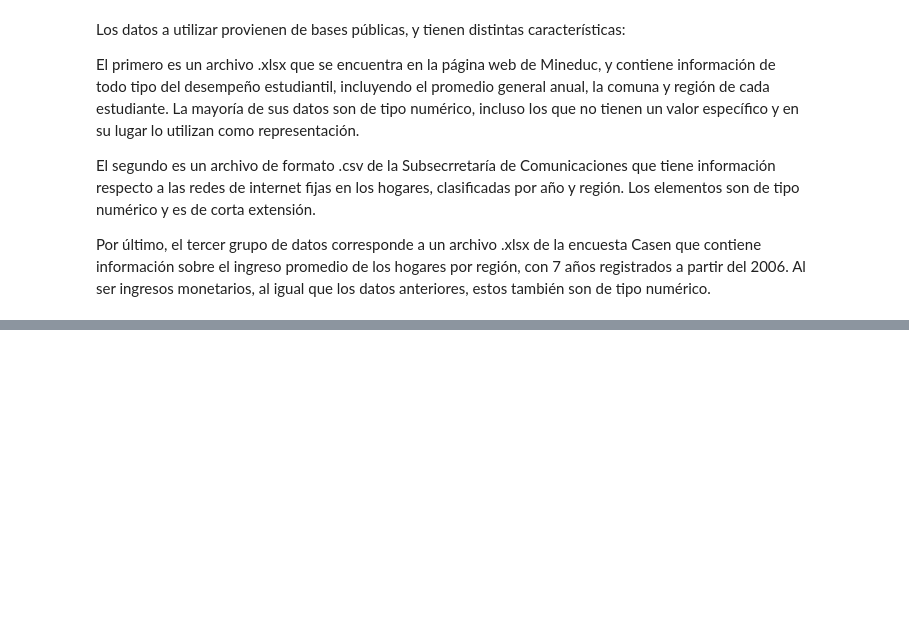
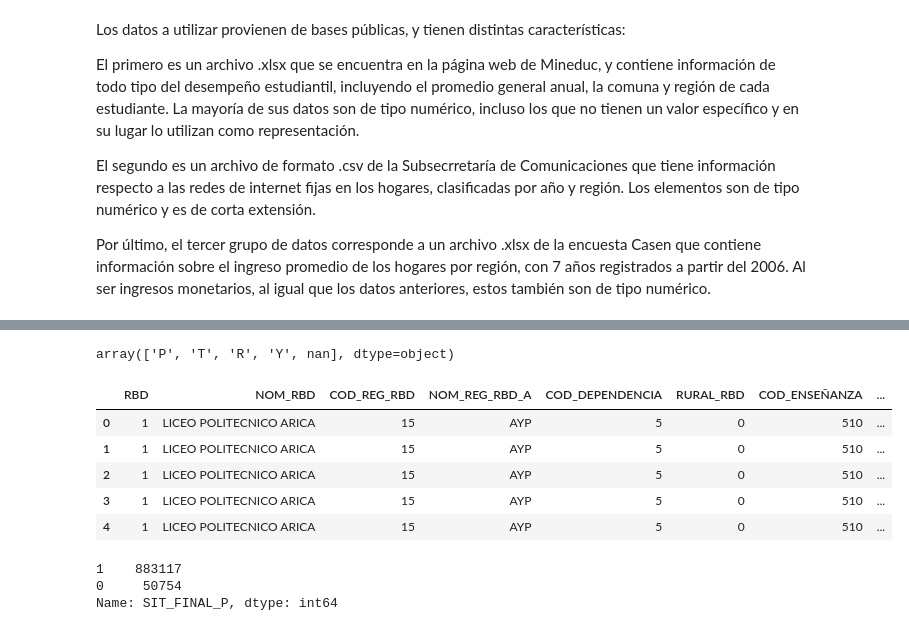
Before and after one commit to MarceVU/Proyecto---Cs-de-Datos, a Jupyter notebook: Proyecto.ipynb, the cells around one changed output, grey strips where cells are left out. Saved outputs shown, nothing was run; the diff lists cells and outputs as text; code cells hidden in the pictures; blank space fills up the shorter version.

```diff
--- a/Proyecto.ipynb
+++ b/Proyecto.ipynb
@@ -23,0 +176,2 @@ Por último, el tercer grupo de datos corresponde a un archivo .xlsx de la encue
+# %%
+dat.drop('AÑO',axis = 1, inplace=True)
@@ -23,0 +198,3 @@ Por último, el tercer grupo de datos corresponde a un archivo .xlsx de la encue
+# %%
+dat = dat.replace(' ', np.nan)
+dat.isna().sum()
@@ -23,0 +214,14 @@ Por último, el tercer grupo de datos corresponde a un archivo .xlsx de la encue
+# %%
+dat['SIT_FINAL'].unique()
+# %% [output]
+array(['P', 'T', 'R', 'Y', nan], dtype=object)
+# %%
+data = pd.get_dummies(data=dat, columns=['SIT_FINAL'])
+data.head()
+# %% [output]
+|  | RBD | NOM_RBD | COD_REG_RBD | NOM_REG_RBD_A | COD_DEPENDENCIA | RURAL_RBD | COD_ENSEÑANZA | ... |
+| 0 | 1 | LICEO POLITECNICO ARICA | 15 | AYP | 5 | 0 | 510 | ... |
+| 1 | 1 | LICEO POLITECNICO ARICA | 15 | AYP | 5 | 0 | 510 | ... |
+| 2 | 1 | LICEO POLITECNICO ARICA | 15 | AYP | 5 | 0 | 510 | ... |
+| 3 | 1 | LICEO POLITECNICO ARICA | 15 | AYP | 5 | 0 | 510 | ... |
+| 4 | 1 | LICEO POLITECNICO ARICA | 15 | AYP | 5 | 0 | 510 | ... |
@@ -23,0 +233,6 @@ Por último, el tercer grupo de datos corresponde a un archivo .xlsx de la encue
+# %%
+data['SIT_FINAL_P'].value_counts()
+# %% [output]
+1    883117
+0     50754
+Name: SIT_FINAL_P, dtype: int64
```
Also changed, not shown: parts of 26 cells of this notebook.
